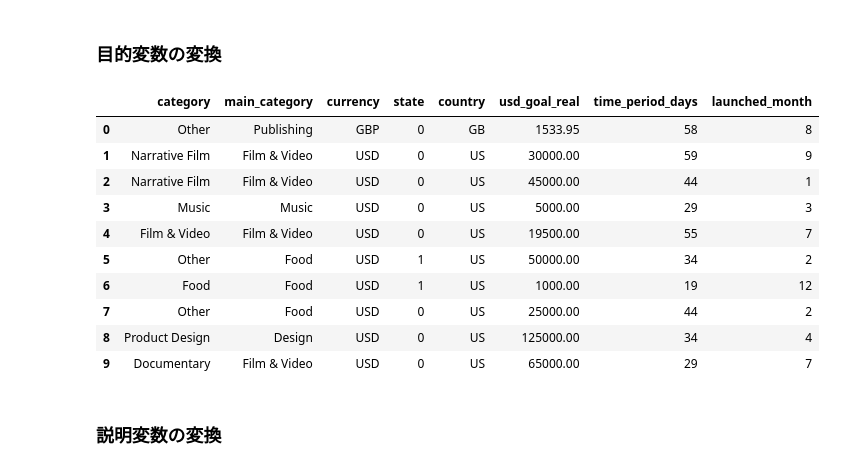
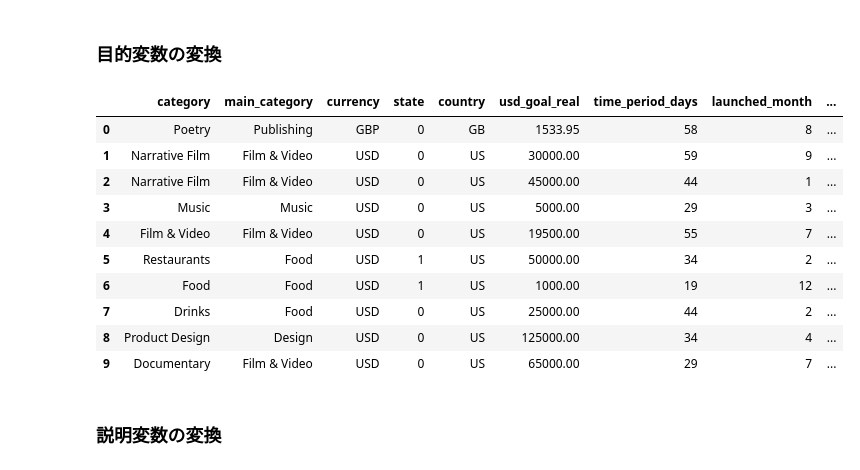
Before and after one commit to TSk-s/Intern, a Jupyter notebook: kickstarter_classification_1.ipynb, the cells around one changed output. Cells and saved outputs as stored; diff of their text form; code cells hidden in the pictures.

```diff
--- a/kickstarter_classification_1.ipynb
+++ b/kickstarter_classification_1.ipynb
@@ -70,8 +81,3 @@ https://help.kickstarter.com/hc/ja/articles/115005028514-Kickstarter-%E3%81%AE%E
 - nameにも多くの情報は含まれているが，一つ一つが異なり扱いが非常に難しい点
 
 からID, nameについても説明変数としては用いないものとする．
-# %%
-# dataから説明変数として用いない変数を消去
-data.drop(['ID', 'name', 'pledged', 'backers', 'usd pledged', 'usd_pledged_real'], axis=1, inplace=True)
-
-data.head()
@@ -123,0 +134,5 @@ dtype: int64
+# %%
+# dataから説明変数として用いない変数を消去
+data.drop(['ID', 'pledged', 'backers', 'usd pledged', 'usd_pledged_real'], axis=1, inplace=True)
+
+data.head()
@@ -796,0 +989,3 @@ data.head()
+# %%
+data['launched_year'] = data['launched'].dt.year
+data.head()
@@ -873,6 +1076,6 @@ goalについては
 # %%
 # dataから説明変数として用いない変数を消去
-data.drop(['goal'], axis=1, inplace=True)
+data.drop(['goal', 'name'], axis=1, inplace=True)
 
 data.head()
 # %% [output]
@@ -910,19 +1126,19 @@ launched, deadline, goalについては扱いが難しいなどの理由から
 ### 目的変数の変換
 # %%
 # failedを0，successfulを1に変換
-data = data.replace({'failed' : 0, 'successful' : 1})
-data.head(10)
+data_exp = data_exp.replace({'failed' : 0, 'successful' : 1})
+data_exp.head(10)
 # %% [output]
-|  | category | main_category | currency | state | country | usd_goal_real | time_period_days | launched_month |
-| 0 | Other | Publishing | GBP | 0 | GB | 1533.95 | 58 | 8 |
-| 1 | Narrative Film | Film & Video | USD | 0 | US | 30000.00 | 59 | 9 |
-| 2 | Narrative Film | Film & Video | USD | 0 | US | 45000.00 | 44 | 1 |
-| 3 | Music | Music | USD | 0 | US | 5000.00 | 29 | 3 |
-| 4 | Film & Video | Film & Video | USD | 0 | US | 19500.00 | 55 | 7 |
-| 5 | Other | Food | USD | 1 | US | 50000.00 | 34 | 2 |
-| 6 | Food | Food | USD | 1 | US | 1000.00 | 19 | 12 |
-| 7 | Other | Food | USD | 0 | US | 25000.00 | 44 | 2 |
-| 8 | Product Design | Design | USD | 0 | US | 125000.00 | 34 | 4 |
-| 9 | Documentary | Film & Video | USD | 0 | US | 65000.00 | 29 | 7 |
+|  | category | main_category | currency | state | country | usd_goal_real | time_period_days | launched_month | ... |
+| 0 | Poetry | Publishing | GBP | 0 | GB | 1533.95 | 58 | 8 | ... |
+| 1 | Narrative Film | Film & Video | USD | 0 | US | 30000.00 | 59 | 9 | ... |
+| 2 | Narrative Film | Film & Video | USD | 0 | US | 45000.00 | 44 | 1 | ... |
+| 3 | Music | Music | USD | 0 | US | 5000.00 | 29 | 3 | ... |
+| 4 | Film & Video | Film & Video | USD | 0 | US | 19500.00 | 55 | 7 | ... |
+| 5 | Restaurants | Food | USD | 1 | US | 50000.00 | 34 | 2 | ... |
+| 6 | Food | Food | USD | 1 | US | 1000.00 | 19 | 12 | ... |
+| 7 | Drinks | Food | USD | 0 | US | 25000.00 | 44 | 2 | ... |
+| 8 | Product Design | Design | USD | 0 | US | 125000.00 | 34 | 4 | ... |
+| 9 | Documentary | Film & Video | USD | 0 | US | 65000.00 | 29 | 7 | ... |
 # %% [markdown]
 ### 説明変数の変換
```
Also changed, not shown: parts of 153 cells of this notebook.
